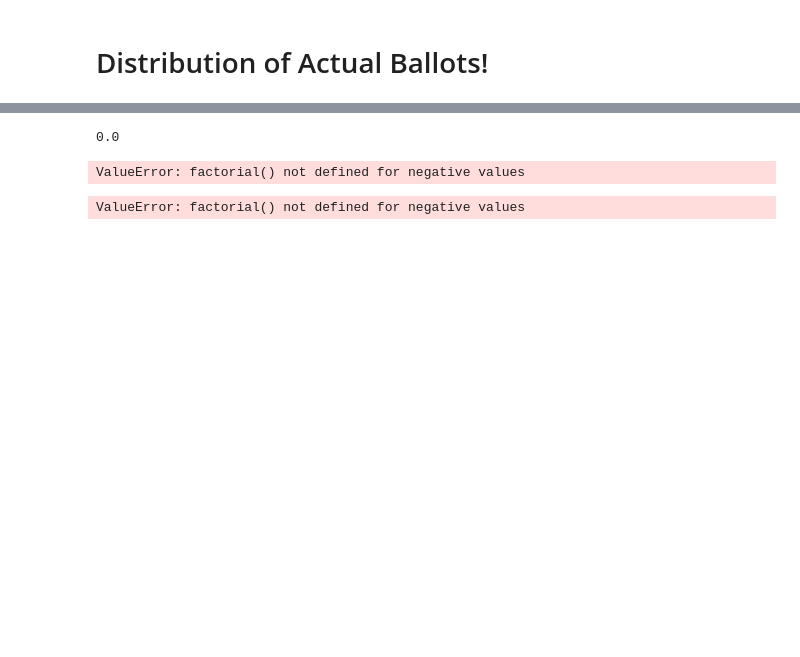
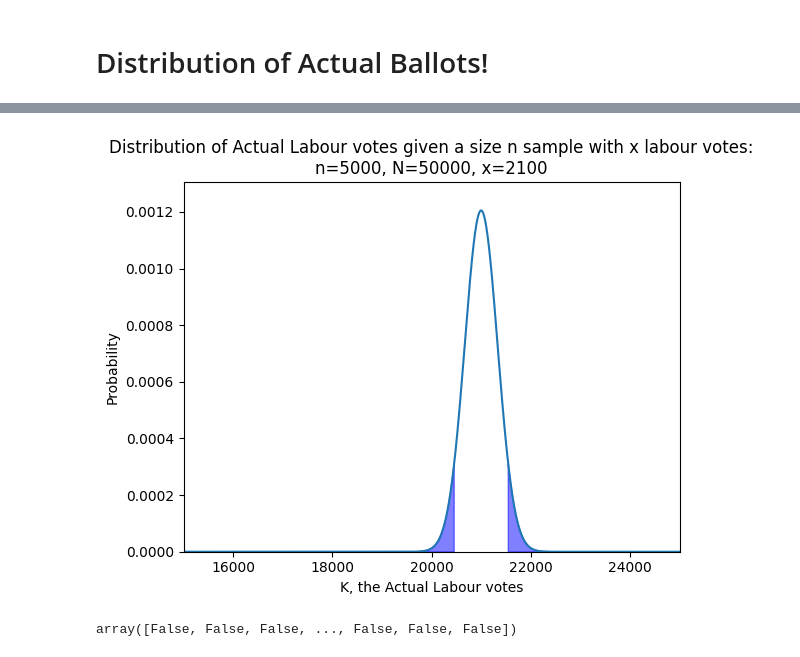
Before and after one commit to JakeRobertBaker/pysample, a Jupyter notebook: plot_bayes.ipynb, the cells around one changed output, grey strips where cells are left out. Drawn from its saved outputs; the diff is of its cells as text; code cells hidden in the pictures; blank space fills up the shorter version.

Commit message:
added posterior and cleaned notation

```diff
--- a/plot_bayes.ipynb
+++ b/plot_bayes.ipynb
@@ -54,6 +45,9 @@ plt.show()  # Show the figure.
 # %% [markdown]
 # Distribution of Actual Ballots!
 # %%
-# for now lets try a uniform prior
+# Lets of assume of the n votes we see x=60 are Labour
+N = 50_000
+n = 5_000
+x = round(0.42 * 5_000)
 labour_prior = np.array(1 / (N + 1)).repeat(N + 1)
 log_labour_prior = np.log(labour_prior)
@@ -124,12 +54,44 @@ AssertionError: k is at least max(0, n+K-N)
-# %%
-log_comb(r, 0)
-# %% [output]
-0.0
-# %%
-log_comb(N - r, n - 0)
-# %% [output]
-ValueError: factorial() not defined for negative values
-# %%
-log_comb(r, 0) + log_comb(N - r, n - 0) - log_comb(N, n)
-# %% [output]
-ValueError: factorial() not defined for negative values
+# %%
+r_values, posterior = calculate_posterior(x, n, N, log_labour_prior, progress_bar=True)
+# %%
+r_values = np.array(r_values)
+# %%
+fig, ax = plt.subplots()  # Create a figure containing a single Axes.
+
+ax.plot(r_values, posterior)  # Plot some data on the Axes.
+
+ax.set_title(
+    "Distribution of Actual Labour votes given a size n sample with x labour votes"
+    + f":\nn={n}, N={N}, x={x}"
+)
+ax.set_xlabel("K, the Actual Labour votes")
+ax.set_ylabel("Probability")
+ax.set_xlim([15000, 25000])
+ax.set_ylim([0, max(posterior) + 1e-4])
+
+alpha = 0.05
+plt.fill_between(
+    r_values[np.cumsum(posterior) < alpha],
+    posterior[np.cumsum(posterior) < alpha],
+    0,
+    color="blue",
+    alpha=0.5,
+)
+
+posterior_cdf = np.cumsum(posterior)
+
+plt.fill_between(
+    r_values[posterior_cdf > 1 - alpha],
+    posterior[posterior_cdf > 1 - alpha],
+    0,
+    color="blue",
+    alpha=0.5,
+)
+
+plt.show()  # Show the figure.
+# %% [output]
+[figure, added]
+# %%
+(posterior_cdf - alpha)[1:] * (posterior_cdf - alpha)[:-1] < 0
+# %% [output]
+array([False, False, False, ..., False, False, False])
```
Also changed, not shown: parts of 14 cells of this notebook, 3 other files.
